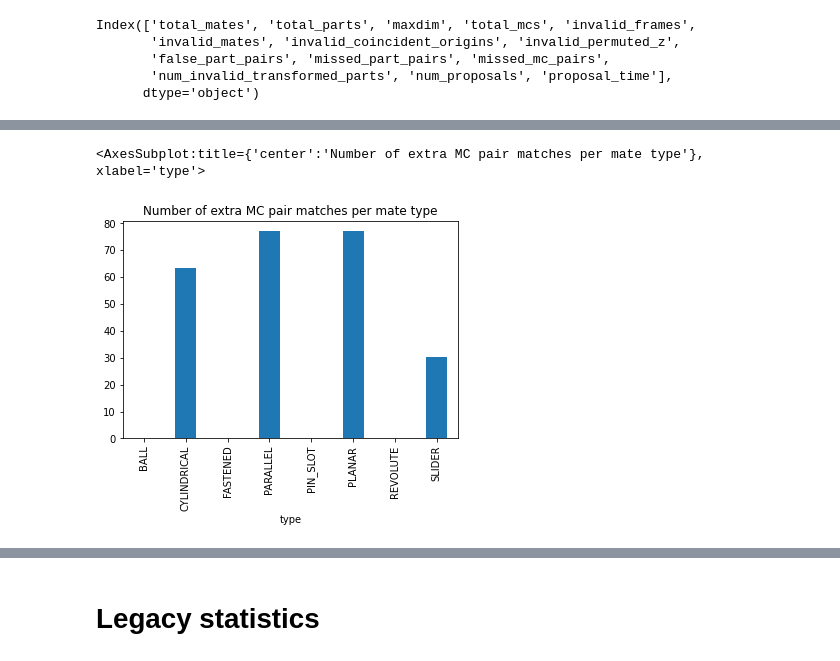
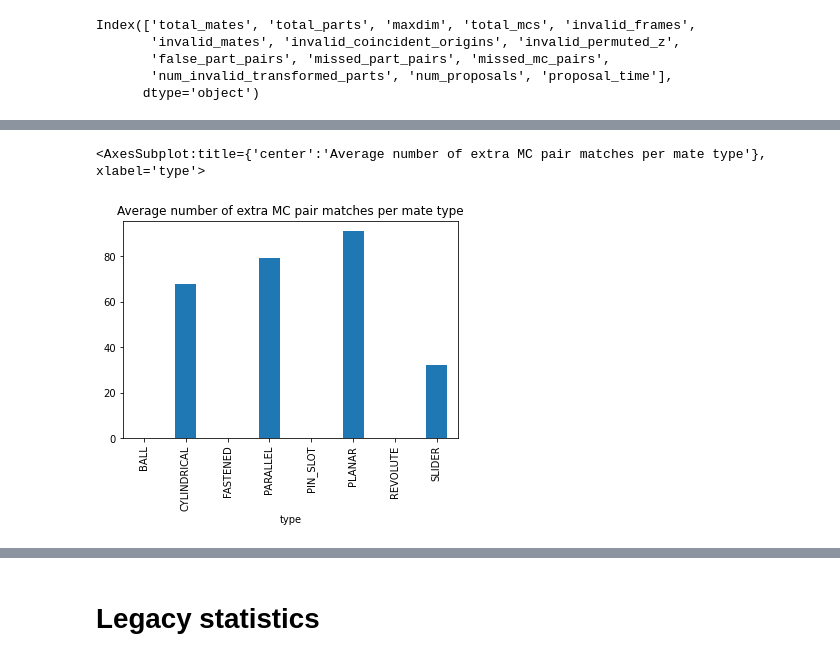
Before and after one commit to ShnitzelKiller/Mechanical, a Jupyter notebook: mechanical/statistics.ipynb, the cells around one changed output, grey strips where cells are left out. Saved outputs shown, nothing was run; the diff lists cells and outputs as text; code cells hidden in the pictures.

```diff
--- a/mechanical/statistics.ipynb
+++ b/mechanical/statistics.ipynb
@@ -466,4 +434,5 @@ NameError: name 'multimate_counts' is not defined
 # %%
 stats_path = '/fast/jamesn8/assembly_data/mate_torch_stats/'
 stats_df = ps.concat([ps.read_parquet(os.path.join(stats_path, fname)) for fname in os.listdir(stats_path) if fname.startswith('stats') and fname.endswith('.parquet')], axis=0)
-mate_stats_df = ps.concat([ps.read_parquet(os.path.join(stats_path, fname)) for fname in os.listdir(stats_path) if fname.startswith('mate') and fname.endswith('.parquet')], axis=0)
+#mate_stats_df = ps.concat([ps.read_parquet(os.path.join(stats_path, fname)) for fname in os.listdir(stats_path) if fname.startswith('mate') and fname.endswith('.parquet')], axis=0)
+mate_stats_df = ps.read_parquet(os.path.join(stats_path,'mate_stats_all.parquet'))
@@ -549,5 +528,5 @@ See the caveats in the documentation: https://pandas.pydata.org/pandas-docs/stab
 # %%
-recorded_mates.groupby('type')['total_extra_matches'].agg(np.mean).plot.bar(title='Number of extra MC pair matches per mate type')
+recorded_mates.groupby('type')['total_extra_matches'].agg(np.mean).plot.bar(title='Average number of extra MC pair matches per mate type')
 # %% [output]
-<AxesSubplot:title={'center':'Number of extra MC pair matches per mate type'}, xlabel='type'>
+<AxesSubplot:title={'center':'Average number of extra MC pair matches per mate type'}, xlabel='type'>
-[figure, old version]
+[figure, new version]
```
Also changed, not shown: parts of 93 cells of this notebook, 11 other files.
